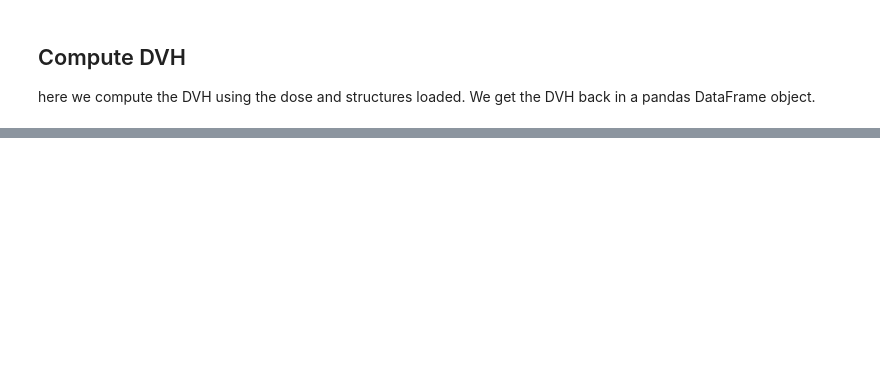
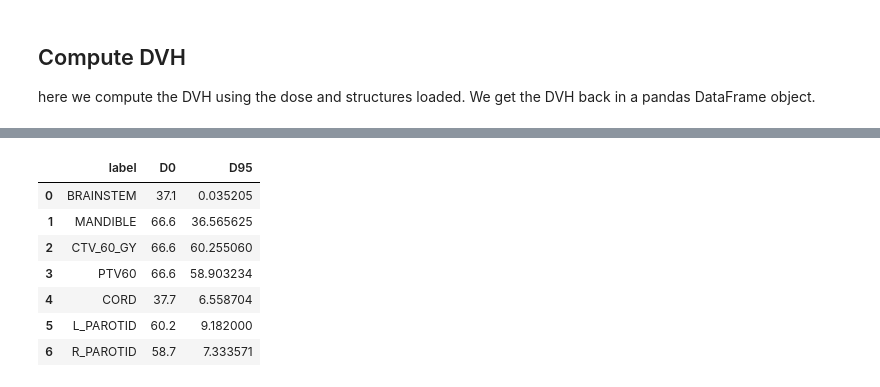
Before and after one commit to pyplati/platipy, a Jupyter notebook: examples/dvh_analysis.ipynb, the cells around one changed output, grey strips where cells are left out. Cells and saved outputs as stored; diff of their text form; code cells hidden in the pictures; blank space fills up the shorter version.

```diff
--- a/examples/dvh_analysis.ipynb
+++ b/examples/dvh_analysis.ipynb
@@ -86,4 +96,13 @@ Finally, we extract commonly used metrics from the DVH, such as D95 or V40.
 # %%
-df_metrics_d = calculate_d_x(dvh, 95)
+df_metrics_d = calculate_d_x(dvh, [0, 95])
 df_metrics_d
+# %% [output]
+|  | label | D0 | D95 |
+| 0 | BRAINSTEM | 37.1 | 0.035205 |
+| 1 | MANDIBLE | 66.6 | 36.565625 |
+| 2 | CTV_60_GY | 66.6 | 60.255060 |
+| 3 | PTV60 | 66.6 | 58.903234 |
+| 4 | CORD | 37.7 | 6.558704 |
+| 5 | L_PAROTID | 60.2 | 9.182000 |
+| 6 | R_PAROTID | 58.7 | 7.333571 |
 # %%
```
Also changed, not shown: parts of 8 cells of this notebook, 1 other file.
